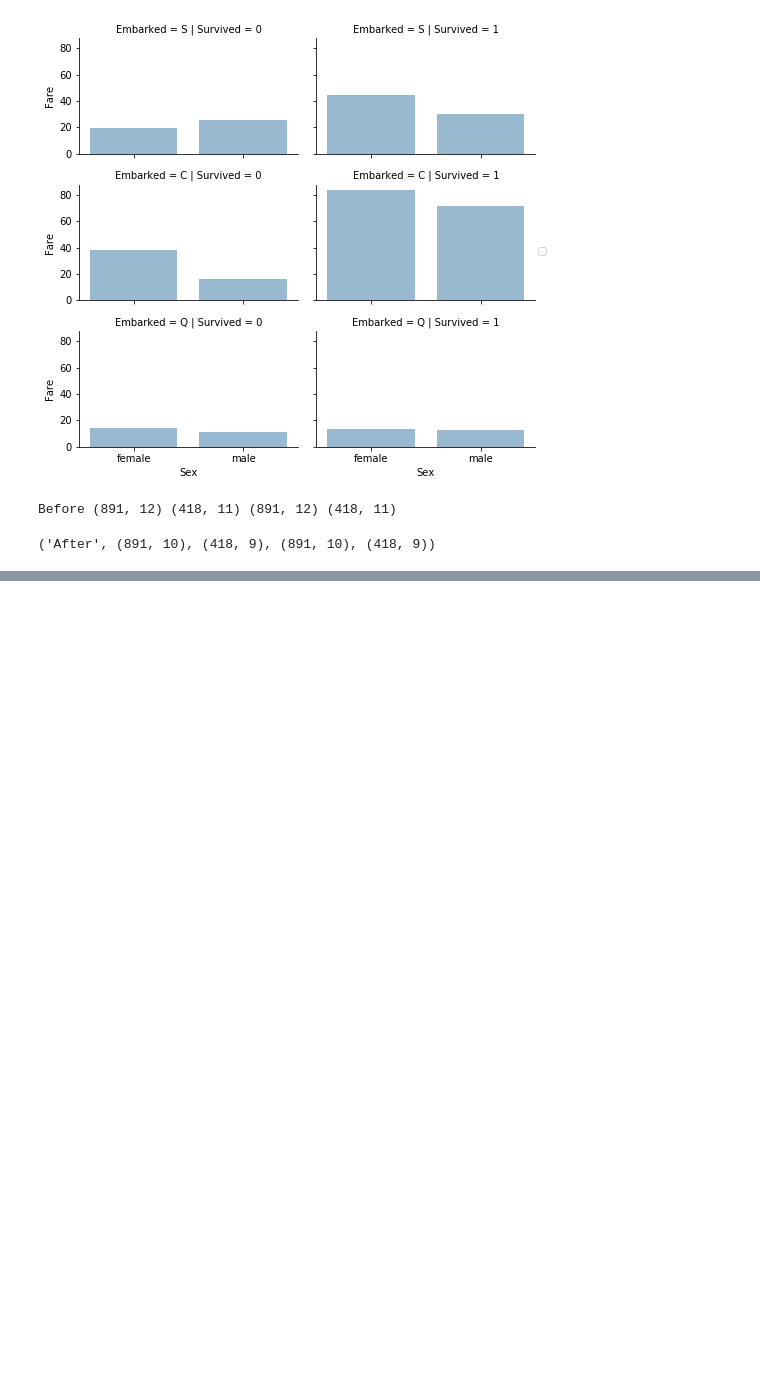
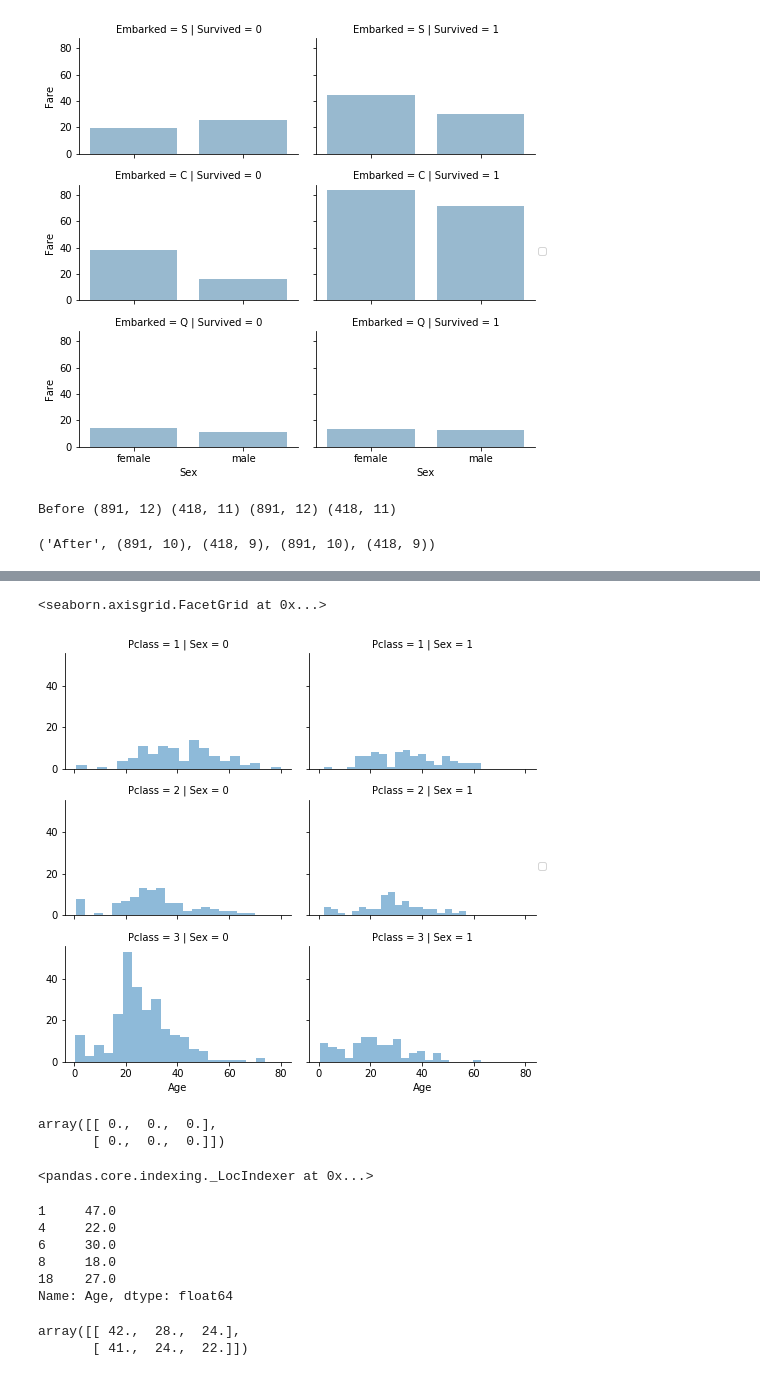
Before and after one commit to busedel1/Titanic_Data_Science, a Jupyter notebook: My_work.ipynb, the cells around one changed output, grey strips where cells are left out. Drawn from its saved outputs; the diff is of its cells as text; code cells hidden in the pictures; blank space fills up the shorter version.

```diff
--- a/My_work.ipynb
+++ b/My_work.ipynb
@@ -160,0 +280,9 @@ list
+# %%
+#train_df1 Name,PassengerId行を削除
+#test_df1 Name行を削除
+print(train_df.info())
+print(test_df.info())
+train_df = train_df.drop(['Name', 'PassengerId'], axis=1)
+test_df = test_df.drop(['Name'], axis=1)
+combine = [train_df, test_df]
+train_df.shape, test_df.shape
@@ -160,0 +330,58 @@ list
+# %%
+# grid = sns.FacetGrid(train_df, col='Pclass', hue='Gender')
+grid = sns.FacetGrid(train_df, row='Pclass', col='Sex', size=2.2, aspect=1.6)
+grid.map(plt.hist, 'Age', alpha=.5, bins=20)
+grid.add_legend()
+# %% [output]
+<seaborn.axisgrid.FacetGrid at 0x...>
+[figure, added]
+# %%
+guess_ages = np.zeros((2,3))
+guess_ages
+# %% [output]
+array([[ 0.,  0.,  0.],
+       [ 0.,  0.,  0.]])
+# %%
+for dataset in combine:
+    for i in range(0, 2):
+        for j in range(0, 3):
+            #性別，pclassを変数とする年齢を取得
+            guess_df = dataset[(dataset['Sex'] == i) & \
+                                  (dataset['Pclass'] == j+1)]['Age'].dropna()
+
+            # age_mean = guess_df.mean()
+            # age_std = guess_df.std()
+            # age_guess = rnd.uniform(age_mean - age_std, age_mean + age_std)
+            age_guess = guess_df.median() #中央値を出す
+
+            # Convert random age float to nearest .5 age
+            guess_ages[i,j] = int( age_guess/0.5 + 0.5 ) * 0.5
+
+    for i in range(0, 2):
+        for j in range(0, 3):
+            dataset.loc[ (dataset.Age.isnull()) & (dataset.Sex == i) & (dataset.Pclass == j+1),\
+                    'Age'] = guess_ages[i,j]#年齢が書かれていない所を推定
+
+    dataset['Age'] = dataset['Age'].astype(int) #型変換
+
+# print(guess_ages)
+# print(age_guess)
+# train_df.head()
+# dataset[dataset['Sex'] == 1
+dataset.loc
+# %% [output]
+<pandas.core.indexing._LocIndexer at 0x...>
+# %%
+guess_df.head(5)
+# %% [output]
+1     47.0
+4     22.0
+6     30.0
+8     18.0
+18    27.0
+Name: Age, dtype: float64
+# %%
+guess_ages
+# %% [output]
+array([[ 42.,  28.,  24.],
+       [ 41.,  24.,  22.]])
```
Also changed, not shown: parts of 44 cells of this notebook.
